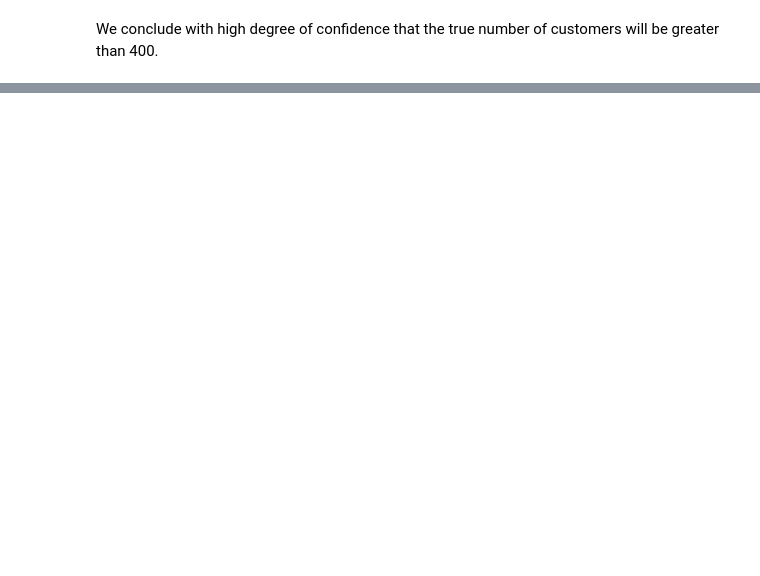
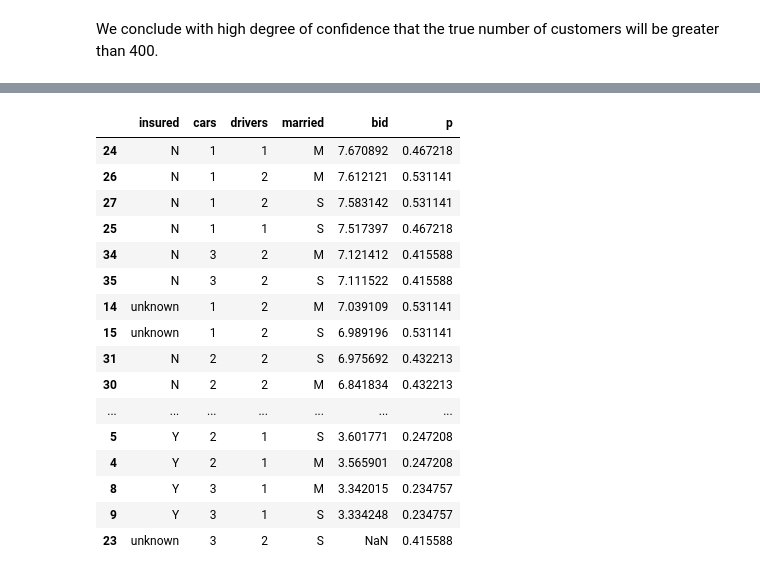
Before and after one commit to gedwards09/Root-it, a Jupyter notebook: Gradient_Descent.ipynb, the cells around one changed output, grey strips where cells are left out. Drawn from its saved outputs; the diff is of its cells as text; code cells hidden in the pictures; blank space fills up the shorter version.

```diff
--- a/Gradient_Descent.ipynb
+++ b/Gradient_Descent.ipynb
@@ -114,2 +79,22 @@ import scipy.special
+# %%
+lm = np.zeros(36)
+idx=0
+r=0
+for i in ["Y","unknown","N"]:
+    for c in [1,2,3]:
+        for d in [1,2]:
+            for m in ["M","S"]:
+                # get the average rank for class idx
+                r = df["rank"].loc[(df["Marital Status"]==m)&(df["Number of Drivers"]==d)\
+                                 &(df["Number of Vehicles"]==c)&(df["Currently Insured"]==i)].mean()
+                # there is one class (unknown insurance, single, 3 vehicles, 2 drivers); idx = 24
+                # that has zero representatives,
+                # for this one we will use the global average bid
+                # alternatively we could estimate it with logistic regression
+                # for now we set it to the average rank=3.1841
+                if np.isnan(r):
+                    r = df["rank"].mean()
+                lm[idx] = 10*(r - 1)/(5-r)
+                idx+=1
 # %%
 # regularization parameter
@@ -270,0 +264,25 @@ norm.cdf(400, loc=m,scale=s)
+# %%
+# There is one customer class that has no representatives. We set this bid value to NaN
+b[b==10] = np.NaN
+ls["bid"] = b
+ls["p"] = p
+# %%
+ls.sort_values("bid",ascending=False)
+# %% [output]
+|  | insured | cars | drivers | married | bid | p |
+| 24 | N | 1 | 1 | M | 7.670892 | 0.467218 |
+| 26 | N | 1 | 2 | M | 7.612121 | 0.531141 |
+| 27 | N | 1 | 2 | S | 7.583142 | 0.531141 |
+| 25 | N | 1 | 1 | S | 7.517397 | 0.467218 |
+| 34 | N | 3 | 2 | M | 7.121412 | 0.415588 |
+| 35 | N | 3 | 2 | S | 7.111522 | 0.415588 |
+| 14 | unknown | 1 | 2 | M | 7.039109 | 0.531141 |
+| 15 | unknown | 1 | 2 | S | 6.989196 | 0.531141 |
+| 31 | N | 2 | 2 | S | 6.975692 | 0.432213 |
+| 30 | N | 2 | 2 | M | 6.841834 | 0.432213 |
+| ... | ... | ... | ... | ... | ... | ... |
+| 5 | Y | 2 | 1 | S | 3.601771 | 0.247208 |
+| 4 | Y | 2 | 1 | M | 3.565901 | 0.247208 |
+| 8 | Y | 3 | 1 | M | 3.342015 | 0.234757 |
+| 9 | Y | 3 | 1 | S | 3.334248 | 0.234757 |
+| 23 | unknown | 3 | 2 | S | NaN | 0.415588 |
```
Also changed, not shown: parts of 28 cells of this notebook.
